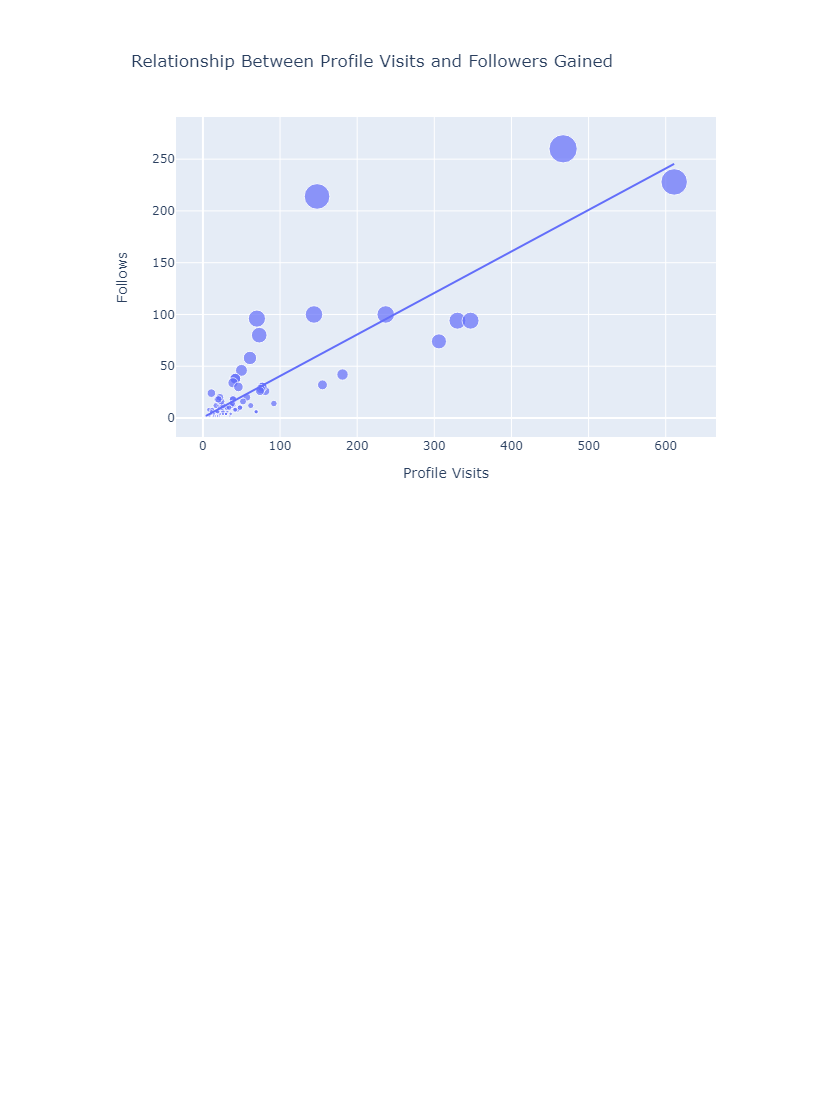
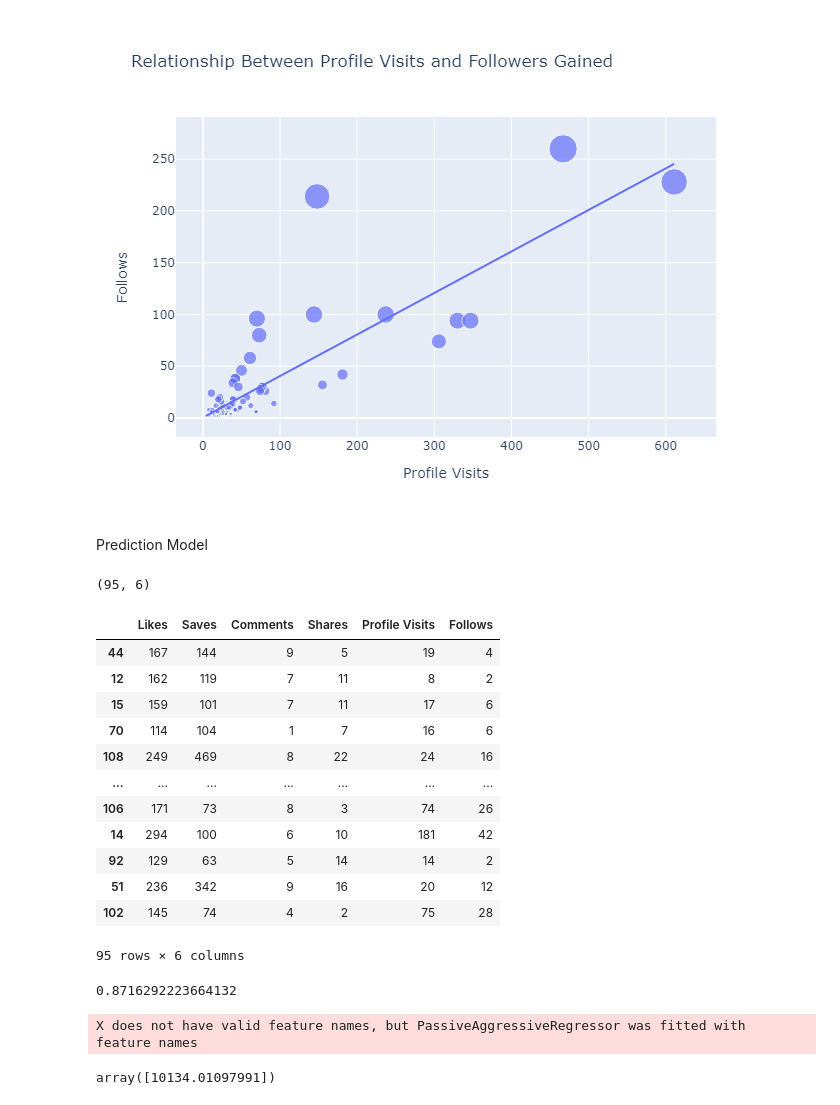
Before and after one commit to NANITH777/ML-DL-Examples, a Jupyter notebook: Instagram Inpressions/intagram.ipynb, the cells around one changed output. Cells and saved outputs as stored; diff of their text form; code cells hidden in the pictures; blank space fills up the shorter version.

Commit message:
Model

```diff
--- a/Instagram Inpressions/intagram.ipynb
+++ b/Instagram Inpressions/intagram.ipynb
@@ -230,3 +230,42 @@ fig6.write_image("fig6.png")
 display(Image(filename="fig6.png"))
 # %% [output]
 [figure]
+# %% [markdown]
+Prediction Model
+# %%
+X = df[['Likes', 'Saves', 'Comments', 'Shares','Profile Visits', 'Follows']]
+y = df["Impressions"]
+X_train, X_test, y_train, y_test = train_test_split(X, y,test_size=0.2, random_state=42)
+# %%
+X_train.shape
+# %% [output]
+(95, 6)
+# %%
+X_train
+# %% [output]
+|  | Likes | Saves | Comments | Shares | Profile Visits | Follows |
+| 44 | 167 | 144 | 9 | 5 | 19 | 4 |
+| 12 | 162 | 119 | 7 | 11 | 8 | 2 |
+| 15 | 159 | 101 | 7 | 11 | 17 | 6 |
+| 70 | 114 | 104 | 1 | 7 | 16 | 6 |
+| 108 | 249 | 469 | 8 | 22 | 24 | 16 |
+| ... | ... | ... | ... | ... | ... | ... |
+| 106 | 171 | 73 | 8 | 3 | 74 | 26 |
+| 14 | 294 | 100 | 6 | 10 | 181 | 42 |
+| 92 | 129 | 63 | 5 | 14 | 14 | 2 |
+| 51 | 236 | 342 | 9 | 16 | 20 | 12 |
+| 102 | 145 | 74 | 4 | 2 | 75 | 28 |
+95 rows × 6 columns
+# %%
+model = PassiveAggressiveRegressor()
+model.fit(X_train, y_train)
+model.score(X_test, y_test)
+# %% [output]
+0.8716292223664132
+# %%
+# Features = [['Likes','Saves', 'Comments', 'Shares', 'Profile Visits', 'Follows']]
+features = [[282.0, 233.0, 4.0, 9.0, 165.0, 54.0]]
+model.predict(features)
+# %% [output]
+X does not have valid feature names, but PassiveAggressiveRegressor was fitted with feature names
+array([10134.01097991])
```
